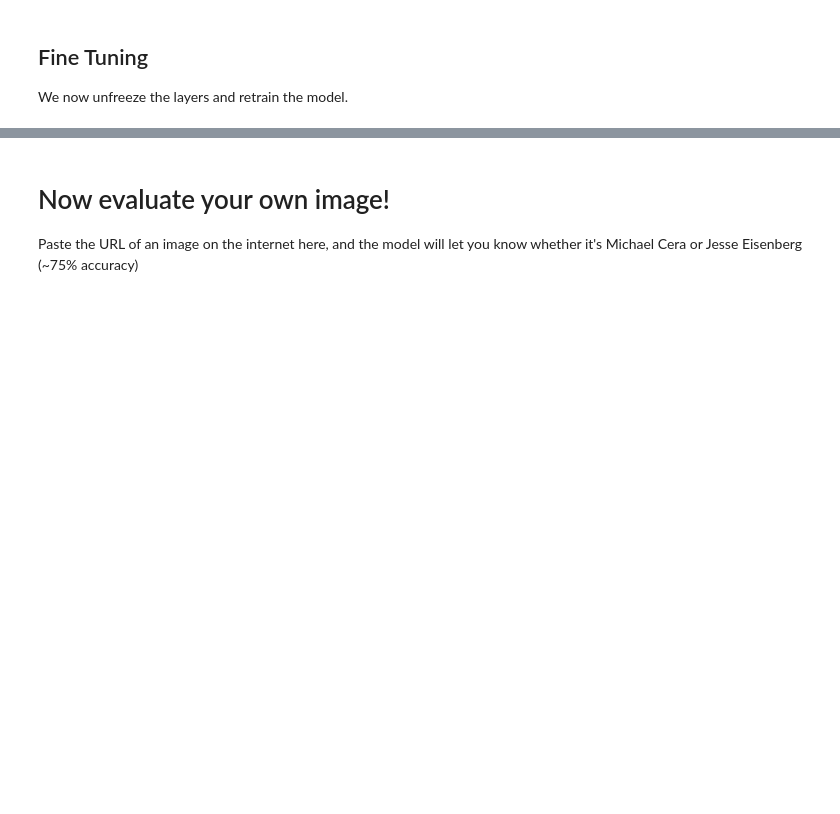
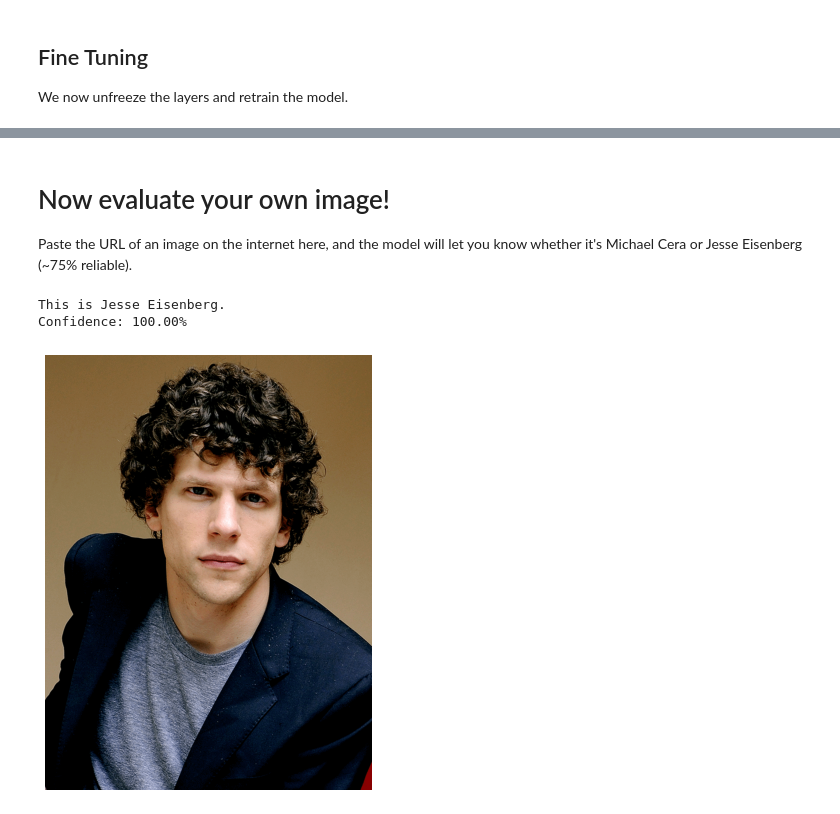
Before and after one commit to sheeshee/cera-or-eisenberg, a Jupyter notebook: Cera Or Eisenberg.ipynb, the cells around one changed output, grey strips where cells are left out. Drawn from its saved outputs; the diff is of its cells as text; code cells hidden in the pictures; blank space fills up the shorter version.

```diff
--- a/Cera Or Eisenberg.ipynb
+++ b/Cera Or Eisenberg.ipynb
@@ -191,4 +193,21 @@ interp.plot_confusion_matrix()
 # %% [markdown]
 # Now evaluate your own image!
 
-Paste the URL of an image on the internet here, and the model will let you know whether it's Michael Cera or Jesse Eisenberg (~75% accuracy)
+Paste the URL of an image on the internet here, and the model will let you know whether it's Michael Cera or Jesse Eisenberg (~75% reliable).
+# %%
+URL = 'https://tvguide1.cbsistatic.com/mediabin/showcards/celebs/j/thumbs/jesse-eisenberg_156879_768x1024.png'
+
+urllib.request.urlretrieve(URL, path/'predict_this')
+image = open_image(path/'predict_this')
+
+category, _, probs = learn.predict(image)
+image.show(figsize=(8,8))
+print(
+    "This is %s." % (
+    "Michael Cera" if 'cera' == str(category) else "Jesse Eisenberg")
+);
+print(f"Confidence: {probs[int(category)]*100:.2f}%")
+# %% [output]
+This is Jesse Eisenberg.
+Confidence: 100.00%
+[figure, added]
```
Also changed, not shown: parts of 7 cells of this notebook.
